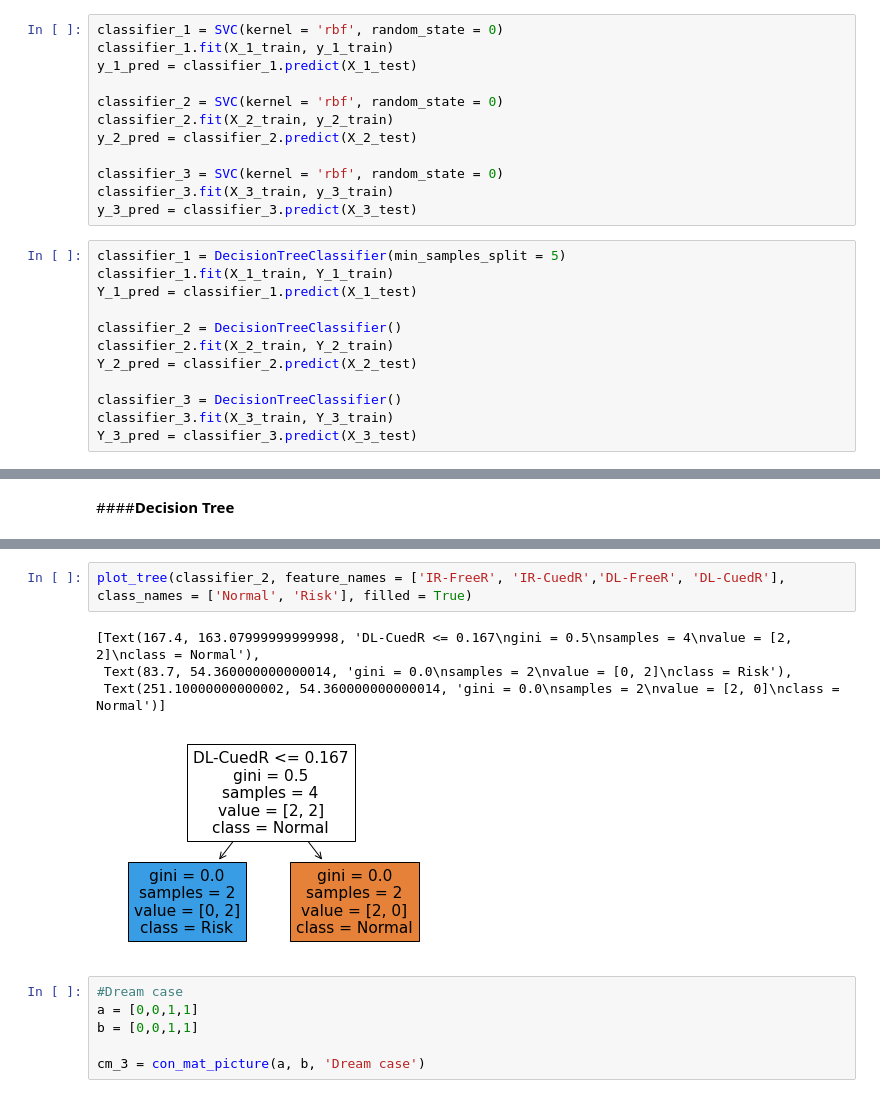
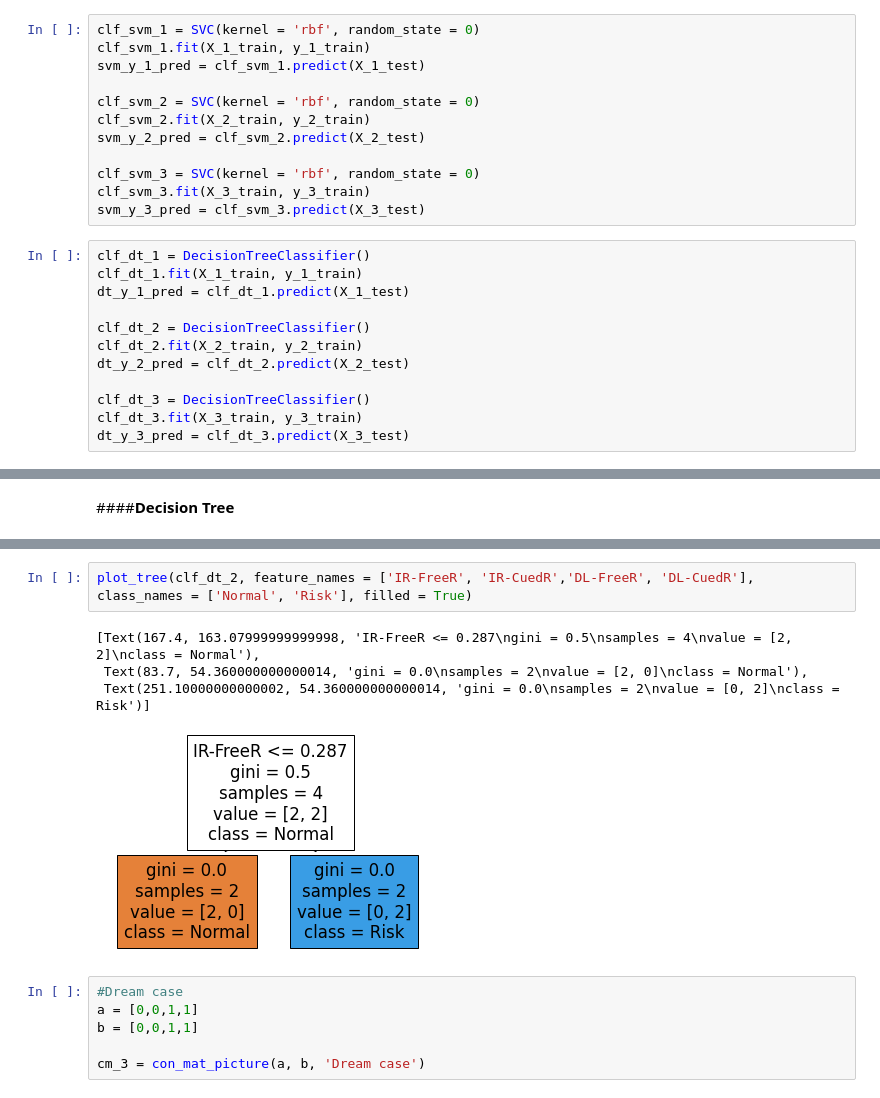
Before and after one commit to Sirabhop/Preclinical-AD-EEG-classification, a Jupyter notebook: Machine_Learning_Modeling.ipynb, the cells around one changed output, grey strips where cells are left out. Saved outputs shown, nothing was run; the diff lists cells and outputs as text.

```diff
--- a/Machine_Learning_Modeling.ipynb
+++ b/Machine_Learning_Modeling.ipynb
@@ -134,29 +152,29 @@ from sklearn.svm import SVC
 from sklearn.tree import DecisionTreeClassifier, plot_tree
 from sklearn.tree import export_graphviz
 # %%
-classifier_1 = SVC(kernel = 'rbf', random_state = 0)
-classifier_1.fit(X_1_train, y_1_train)
-y_1_pred = classifier_1.predict(X_1_test)
+clf_svm_1 = SVC(kernel = 'rbf', random_state = 0)
+clf_svm_1.fit(X_1_train, y_1_train)
+svm_y_1_pred = clf_svm_1.predict(X_1_test)
 
-classifier_2 = SVC(kernel = 'rbf', random_state = 0)
-classifier_2.fit(X_2_train, y_2_train)
-y_2_pred = classifier_2.predict(X_2_test)
+clf_svm_2 = SVC(kernel = 'rbf', random_state = 0)
+clf_svm_2.fit(X_2_train, y_2_train)
+svm_y_2_pred = clf_svm_2.predict(X_2_test)
 
-classifier_3 = SVC(kernel = 'rbf', random_state = 0)
-classifier_3.fit(X_3_train, y_3_train)
-y_3_pred = classifier_3.predict(X_3_test)
+clf_svm_3 = SVC(kernel = 'rbf', random_state = 0)
+clf_svm_3.fit(X_3_train, y_3_train)
+svm_y_3_pred = clf_svm_3.predict(X_3_test)
 # %%
-classifier_1 = DecisionTreeClassifier(min_samples_split = 5)
-classifier_1.fit(X_1_train, Y_1_train)
-Y_1_pred = classifier_1.predict(X_1_test)
+clf_dt_1 = DecisionTreeClassifier()
+clf_dt_1.fit(X_1_train, y_1_train)
+dt_y_1_pred = clf_dt_1.predict(X_1_test)
 
-classifier_2 = DecisionTreeClassifier()
-classifier_2.fit(X_2_train, Y_2_train)
-Y_2_pred = classifier_2.predict(X_2_test)
+clf_dt_2 = DecisionTreeClassifier()
+clf_dt_2.fit(X_2_train, y_2_train)
+dt_y_2_pred = clf_dt_2.predict(X_2_test)
 
-classifier_3 = DecisionTreeClassifier()
-classifier_3.fit(X_3_train, Y_3_train)
-Y_3_pred = classifier_3.predict(X_3_test)
+clf_dt_3 = DecisionTreeClassifier()
+clf_dt_3.fit(X_3_train, y_3_train)
+dt_y_3_pred = clf_dt_3.predict(X_3_test)
 # %% [markdown]
 ####**4) Model Evaluation**
 # %%
@@ -239,10 +258,10 @@ features = X_1.columns
 # %%
-plot_tree(classifier_2, feature_names = ['IR-FreeR', 'IR-CuedR','DL-FreeR', 'DL-CuedR'], class_names = ['Normal', 'Risk'], filled = True)
+plot_tree(clf_dt_2, feature_names = ['IR-FreeR', 'IR-CuedR','DL-FreeR', 'DL-CuedR'], class_names = ['Normal', 'Risk'], filled = True)
 # %% [output]
-[Text(167.4, 163.07999999999998, 'DL-CuedR <= 0.167\ngini = 0.5\nsamples = 4\nvalue = [2, 2]\nclass = Normal'),
- Text(83.7, 54.360000000000014, 'gini = 0.0\nsamples = 2\nvalue = [0, 2]\nclass = Risk'),
- Text(251.10000000000002, 54.360000000000014, 'gini = 0.0\nsamples = 2\nvalue = [2, 0]\nclass = Normal')]
+[Text(167.4, 163.07999999999998, 'IR-FreeR <= 0.287\ngini = 0.5\nsamples = 4\nvalue = [2, 2]\nclass = Normal'),
+ Text(83.7, 54.360000000000014, 'gini = 0.0\nsamples = 2\nvalue = [2, 0]\nclass = Normal'),
+ Text(251.10000000000002, 54.360000000000014, 'gini = 0.0\nsamples = 2\nvalue = [0, 2]\nclass = Risk')]
-[figure, old version]
+[figure, new version]
 # %%
 #Dream case
 a = [0,0,1,1]
```
Also changed, not shown: parts of 12 cells of this notebook.
